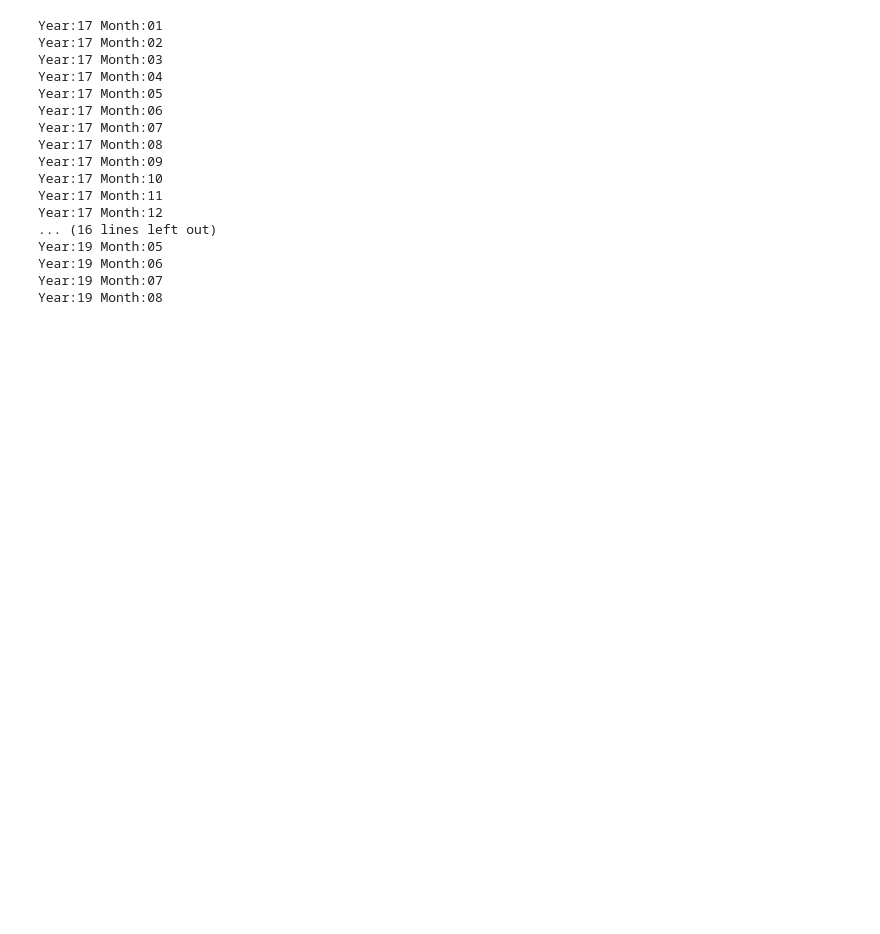
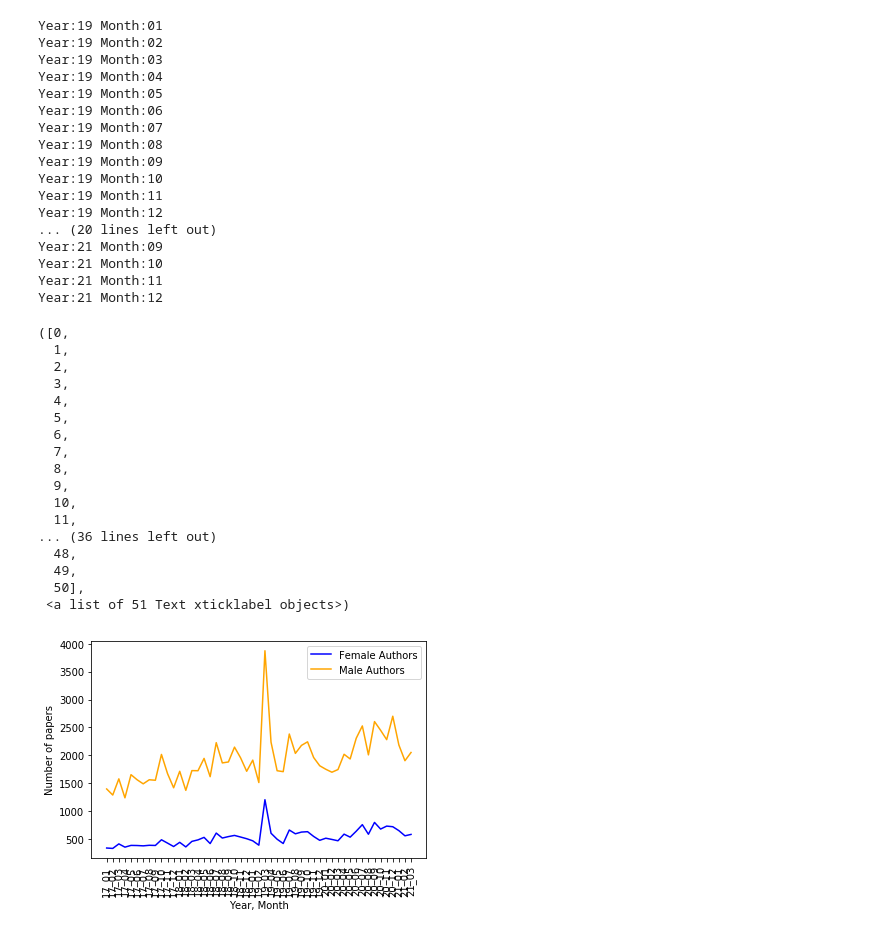
Before and after one commit to EmmaKLofthouse/arxiv-mining, a Jupyter notebook: names.ipynb, the cells around one changed output. Cells and saved outputs as stored; diff of their text form; code cells hidden in the pictures; blank space fills up the shorter version.

Commit message:
added some quick plots

```diff
--- a/names.ipynb
+++ b/names.ipynb
@@ -63,7 +63,7 @@ def count(year,month):
 
     return n_female, n_male
 # %%
-years = ['17','18','19','20','21']#['10','11','12','13','14','15','16','17','18','19','20','21']
+years = ['19','20','21']#['10','11','12','13','14','15','16','17','18','19','20','21']
 months = ['01','02','03','04','05','06','07','08','09','10','11','12']
 # %%
 d = {'year_month': [], 'n_female': [], 'n_male': []}
@@ -76,20 +76,20 @@ for year in years:
         year_month = str(year) +'_' + str(month)
         n_gender_by_month = n_gender_by_month.append({'year_month':year_month,'n_female':n_female,'n_male':n_male}, ignore_index=True)
 # %% [output]
-Year:17 Month:01
-Year:17 Month:02
-Year:17 Month:03
-Year:17 Month:04
-Year:17 Month:05
-Year:17 Month:06
-Year:17 Month:07
-Year:17 Month:08
-Year:17 Month:09
-Year:17 Month:10
-Year:17 Month:11
-Year:17 Month:12
-... (16 lines left out)
+Year:19 Month:01
+Year:19 Month:02
+Year:19 Month:03
+Year:19 Month:04
 Year:19 Month:05
 Year:19 Month:06
 Year:19 Month:07
 Year:19 Month:08
+Year:19 Month:09
+Year:19 Month:10
+Year:19 Month:11
+Year:19 Month:12
+... (20 lines left out)
+Year:21 Month:09
+Year:21 Month:10
+Year:21 Month:11
+Year:21 Month:12
@@ -95,0 +99,27 @@ Year:19 Month:08
+# %%
+#plot number of papers by male/female authors by month
+plt.plot(n_gender_by_month['year_month'],n_gender_by_month['n_female'],color='blue',label='Female Authors')
+plt.plot(n_gender_by_month['year_month'],n_gender_by_month['n_male'],color='orange',label='Male Authors')
+plt.legend()
+plt.ylabel('Number of papers')
+plt.xlabel('Year, Month')
+plt.xticks(rotation=90)
+# %% [output]
+([0,
+  1,
+  2,
+  3,
+  4,
+  5,
+  6,
+  7,
+  8,
+  9,
+  10,
+  11,
+... (36 lines left out)
+  48,
+  49,
+  50],
+ <a list of 51 Text xticklabel objects>)
+[figure, added]
```
Also changed, not shown: parts of 5 cells of this notebook.
